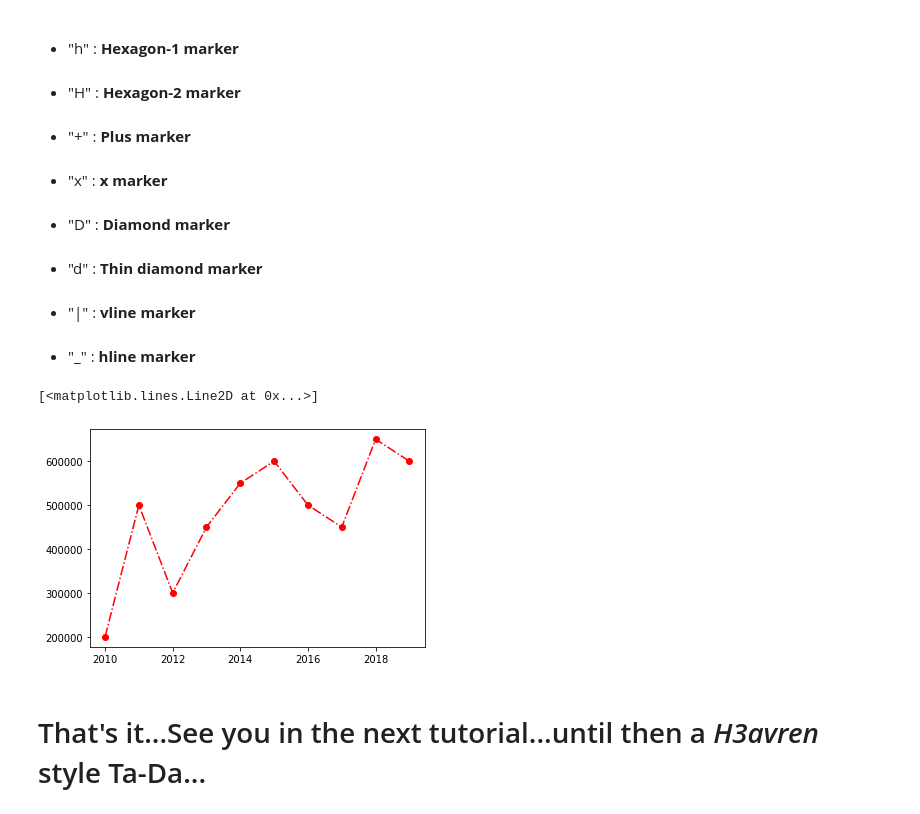
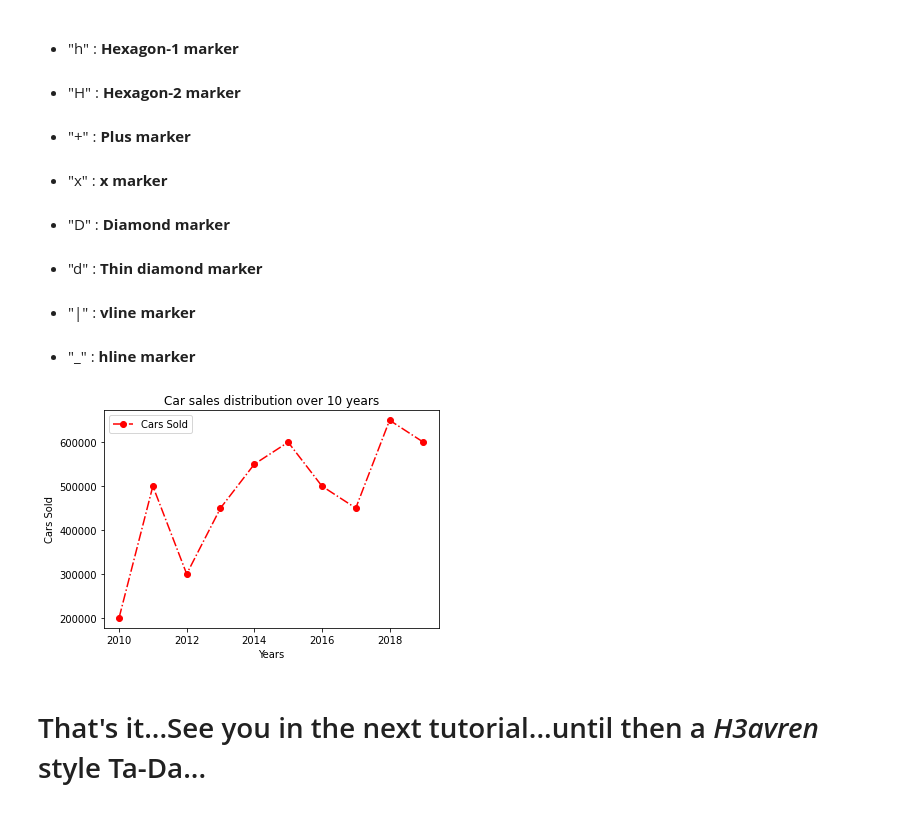
Before and after one commit to Ajay-Singh-Rana/practicing_python_basics, a Jupyter notebook: notebooks/matplotlib/line_plots.ipynb, the cells around one changed output. Saved outputs shown, nothing was run; the diff lists cells and outputs as text; code cells hidden in the pictures.

```diff
--- a/notebooks/matplotlib/line_plots.ipynb
+++ b/notebooks/matplotlib/line_plots.ipynb
@@ -109,10 +109,14 @@ Each of them is optional.<br/>
 <li>"d" : <b>Thin diamond marker</b></li><br/>
 <li>"|" : <b>vline marker</b></li><br/>
 <li>"_" : <b>hline marker</b></li>
-# %%
-plt.plot(years,cars_sold,"ro-.")
-# %% [output]
-[<matplotlib.lines.Line2D at 0x...>]
-[figure, removed]
+# %%
+plt.plot(years,cars_sold,"ro-.",label="Cars Sold")
+plt.legend()
+plt.title("Car sales distribution over 10 years")
+plt.xlabel("Years")
+plt.ylabel("Cars Sold")
+plt.show()
+# %% [output]
+[figure, added]
 # %% [markdown]
 # That's it...See you in the next tutorial...until then a <em>H3avren</em> style Ta-Da...
```
Also changed, not shown: parts of 3 cells of this notebook, 14 other files.
